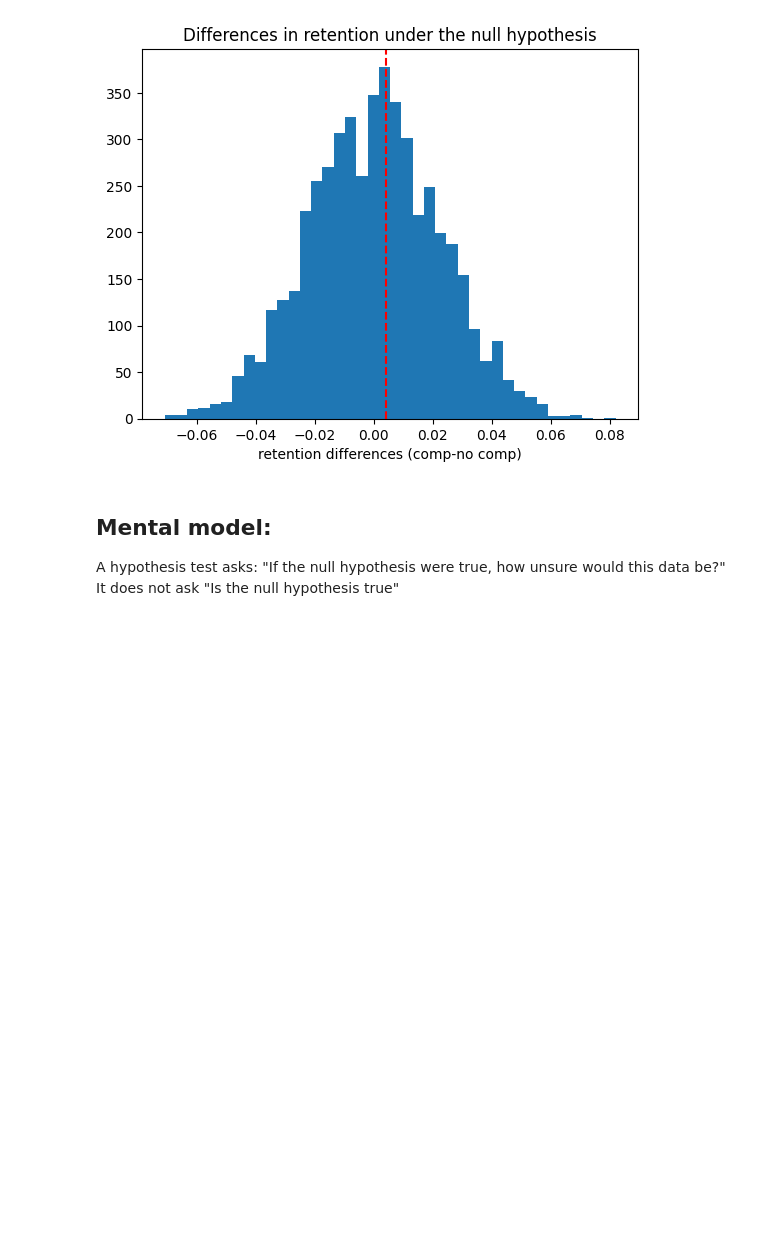
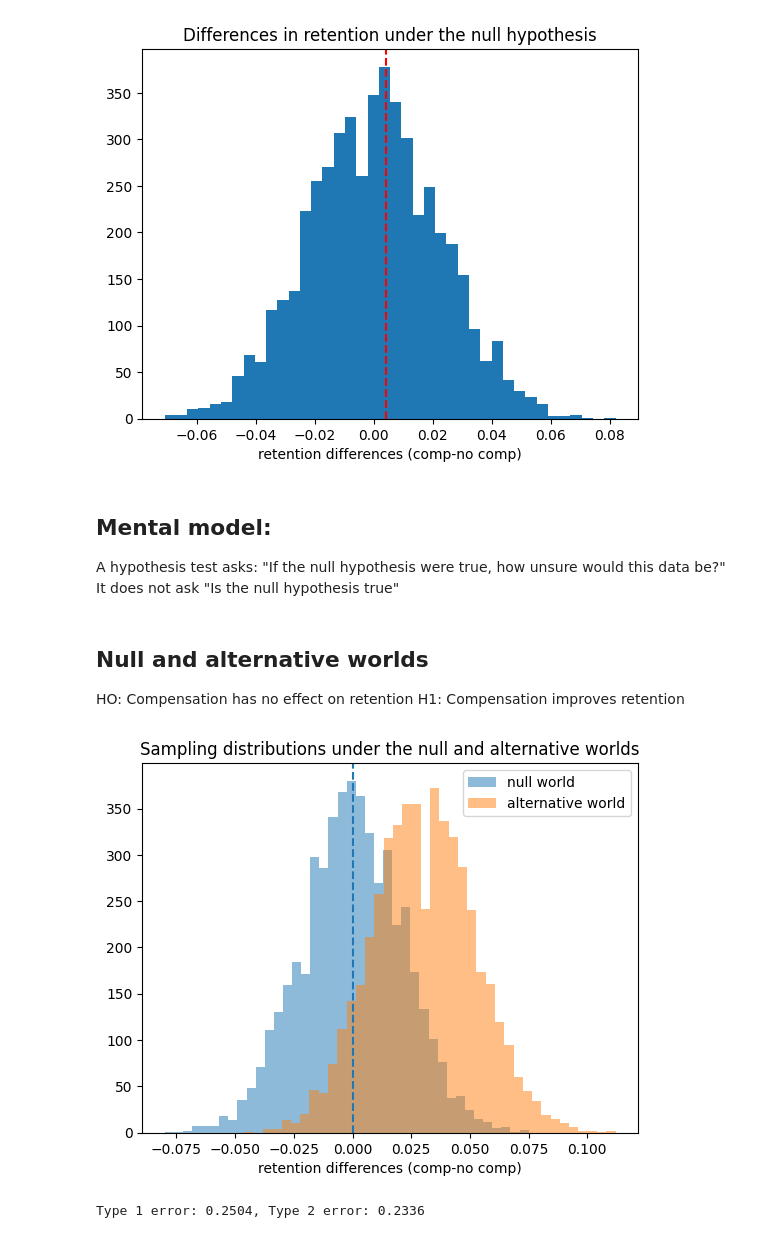
Before and after one commit to julie-dfx/causal-decision-analytics, a Jupyter notebook: 00_reboot_07_hypothesis_testing.ipynb, the cells around one changed output. Drawn from its saved outputs; the diff is of its cells as text; code cells hidden in the pictures; blank space fills up the shorter version.

Commit message:
Day 22 type I and II errors

```diff
--- a/00_reboot_07_hypothesis_testing.ipynb
+++ b/00_reboot_07_hypothesis_testing.ipynb
@@ -61,3 +61,54 @@ plt.show()
 A hypothesis test asks:
 "If the null hypothesis were true, how unsure would this data be?"
 It does not ask "Is the null hypothesis true"
+# %% [markdown]
+## Null and alternative worlds
+
+HO: Compensation has no effect on retention
+H1: Compensation improves retention
+# %%
+import numpy as np
+import matplotlib.pyplot as plt
+
+np.random.seed(22)
+n = 1000
+baseline = 0.60
+effect = 0.03 #3pp improvement under H1
+
+#null worlds
+diffs_null = []
+#alternative world
+diffs_alt = []
+
+for _ in range(5000):
+  #HO
+  ret_comp = np.random.binomial(1, baseline, n)
+  ret_no_comp = np.random.binomial(1, baseline, n)
+  diffs_null.append(ret_comp.mean() - ret_no_comp.mean())
+
+  #H1
+  ret_comp = np.random.binomial(1, baseline + effect, n)
+  ret_no_comp = np.random.binomial(1, baseline, n)
+  diffs_alt.append(ret_comp.mean() - ret_no_comp.mean())
+# %%
+plt.figure()
+plt.hist(diffs_null, bins=40, alpha=0.5, label='null world')
+plt.hist(diffs_alt, bins=40, alpha=0.5, label='alternative world')
+plt.axvline(0.0, linestyle="--")
+plt.legend()
+plt.title('Sampling distributions under the null and alternative worlds')
+plt.xlabel("retention differences (comp-no comp)")
+plt.show()
+# %% [output]
+[figure, added]
+# %%
+#intrduce a decision threshold
+threshold = 0.015
+
+#compute errors
+type1 = np.mean(np.array(diffs_null) > threshold) #rejecting H0 when H0 is true ie believing comp works when it doesnt (wasted money)
+type2 = np.mean(np.array(diffs_alt) <= threshold) #failing to reject H0 when H1 is true ie believing comp doenst work when it actually does (lost opportunity)
+
+print(f"Type 1 error: {type1}, Type 2 error: {type2}")
+# %% [output]
+Type 1 error: 0.2504, Type 2 error: 0.2336
```
Also changed, not shown: parts of 1 cell of this notebook.
